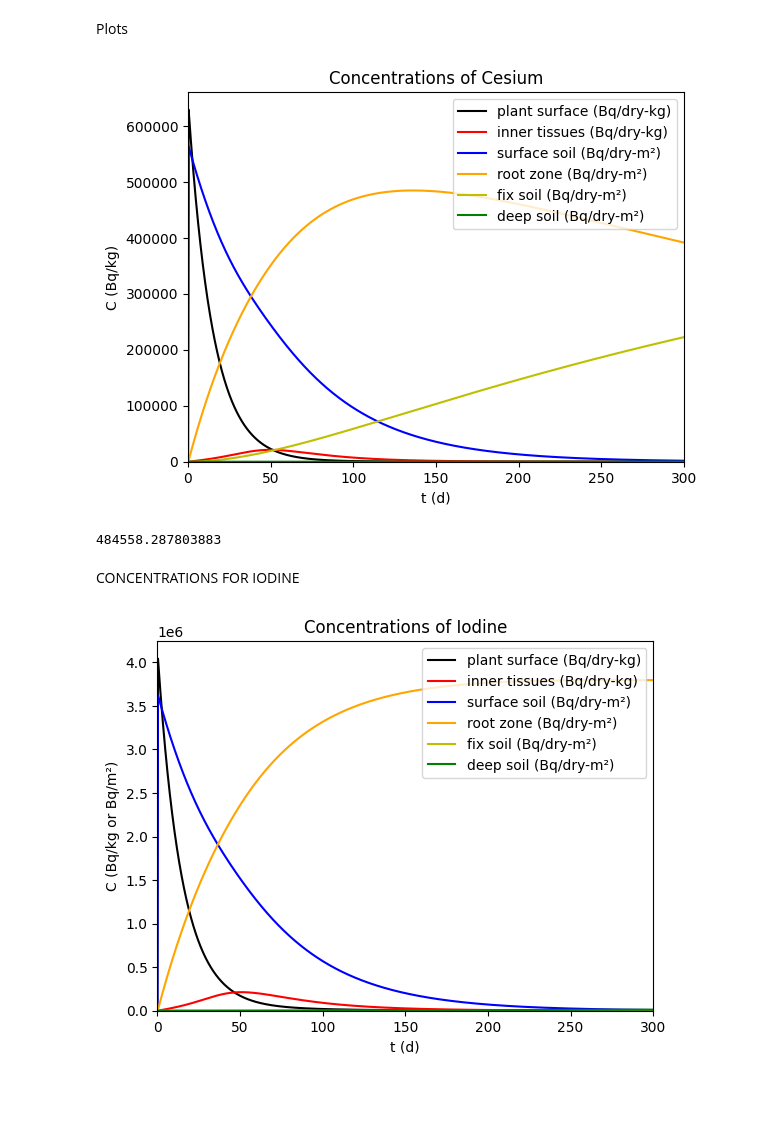
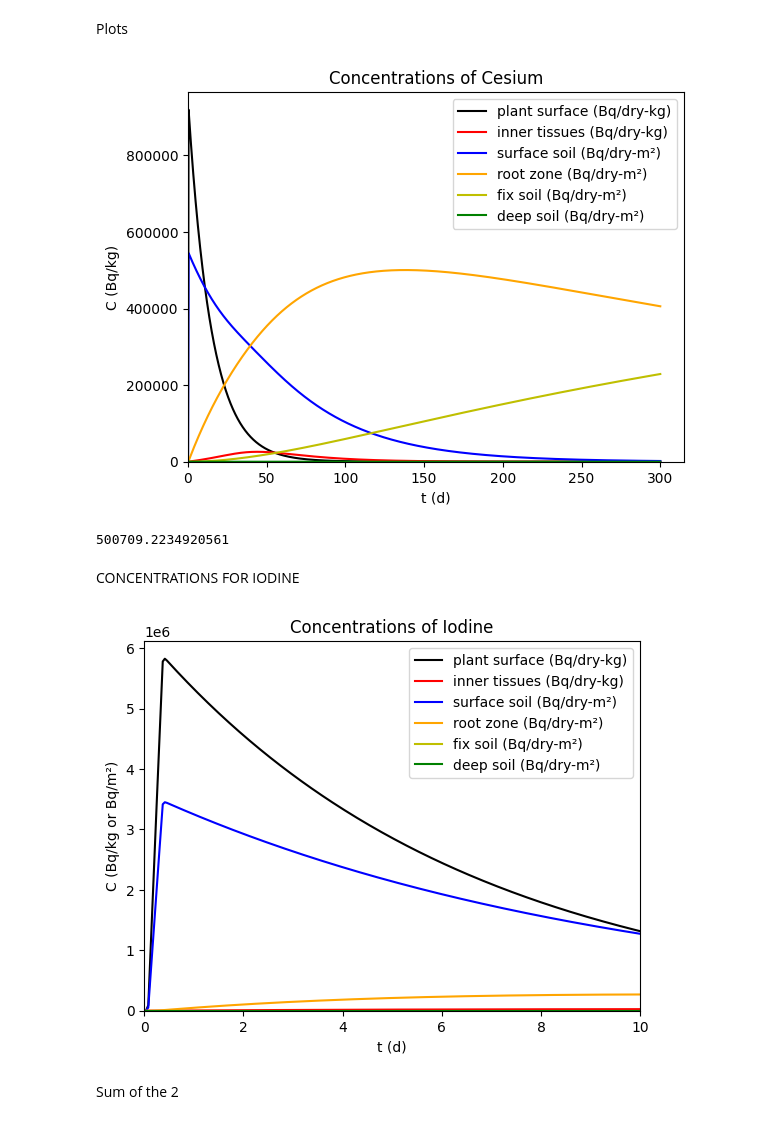
Before and after one commit to Raistlin11123/EI_Los_Angeles, a Jupyter notebook: main.ipynb, the cells around one changed output. Cells and saved outputs as stored; diff of their text form; code cells hidden in the pictures; blank space fills up the shorter version.

```diff
--- a/main.ipynb
+++ b/main.ipynb
@@ -28,9 +28,9 @@ Parameters
 # %%
 #---------------- Field type repartition ------------#
 
-a = 0.70 #ordinary field
+a = 0.50 #ordinary field
 b = 0.10 #rice
-c = 0.20 #pasture
+c = 0.40 #pasture
 
 #------------------- TO COMPUTE kre------------------#
 
@@ -76,7 +76,8 @@ ktr_i = 8.5E-03 #FOR IODINE
 kad = 1.9E-03 # For Cs but no value for I
 kds = 2.1E-04 # For Cs but no value for I
 lambda_g = 3.47E-02
-lambda_d = np.log(2)/(30.1*365) #Cs
+lambda_d = np.log(2)/(30.1*365) #FOR CESIUEM
+lambda_d_i = np.log(2)/(8.02)
 alpha= a*0.3 + (b+c)*3
 Be = a*0.2 + b*0.44 + c*0.49
 f=np.zeros(n+1)
@@ -129,7 +130,7 @@ plt.plot(t, X5_cs, color='y', label = 'fix soil (Bq/dry-m²)')
 plt.plot(t, X6_cs, color='g', label = 'deep soil (Bq/dry-m²)')
 plt.title('Concentrations of Cesium')
 plt.xlabel('t (d)')
-plt.xlim(left=0, right=300)
+plt.xlim(left=0)
 plt.ylim(bottom = 0)
 plt.ylabel('C (Bq/kg)')
 plt.legend(loc = 'upper right')
@@ -137,8 +138,8 @@ plt.show()
 
 print(max(X4_cs))
 # %% [output]
-[figure, old version]
+[figure, new version]
-484558.287803883
+500709.2234920561
 # %% [markdown]
 CONCENTRATIONS FOR IODINE
 # %%
@@ -167,27 +168,29 @@ for i in range(n):
     kup[i]=derivative_Bf[i]*CR_i/(ro_r*L_r)
     f[i]=1-np.exp(-alpha*Bf[i])
 
-    X1_i[i+1] = (-(kw + lambda_g + ktr_i + lambda_d)*X1_i[i] + kre[i]*f[i]/Bf[i]*X3_i[i] + (vd_i*f[i]/Bf[i])*C_air_i[i])*dt + X1_i[i] #Plant surface compartment
-    X2_i[i+1] = (-(lambda_g + lambda_d)*X2_i[i] + kup[i]/Be*X4_i[i] + ktr_i*Bf[i]/Be*X1_i[i])*dt + X2_i[i] #Inner tissues
-    X3_i[i+1] = (-(kpc + kre[i]*f[i] + lambda_d)*X3_i[i] + kw*Bf[i]*X1_i[i]+ vd_i*(1-f[i])*C_air_i[i])*dt + X3_i[i] #Surface soil
-    X4_i[i+1] = (-(kl_i + kup[i] + lambda_d)*X4_i[i] + kpc*X3_i[i])*dt + X4_i[i] #Root zone
-    X5_i[i+1] = (-(lambda_d)*X5_i[i])*dt + X5_i[i] #Fix soil
-    X6_i[i+1] = (-(lambda_d)*X6_i[i] + kl_i*X4_i[i])*dt + X6_i[i] #Deep soil
+    X1_i[i+1] = (-(kw + lambda_g + ktr_i + lambda_d_i)*X1_i[i] + kre[i]*f[i]/Bf[i]*X3_i[i] + (vd_i*f[i]/Bf[i])*C_air_i[i])*dt + X1_i[i] #Plant surface compartment
+    X2_i[i+1] = (-(lambda_g + lambda_d_i)*X2_i[i] + kup[i]/Be*X4_i[i] + ktr_i*Bf[i]/Be*X1_i[i])*dt + X2_i[i] #Inner tissues
+    X3_i[i+1] = (-(kpc + kre[i]*f[i] + lambda_d_i)*X3_i[i] + kw*Bf[i]*X1_i[i]+ vd_i*(1-f[i])*C_air_i[i])*dt + X3_i[i] #Surface soil
+    X4_i[i+1] = (-(kl_i + kup[i] + lambda_d_i)*X4_i[i] + kpc*X3_i[i])*dt + X4_i[i] #Root zone
+    X5_i[i+1] = (-(lambda_d_i)*X5_i[i])*dt + X5_i[i] #Fix soil
+    X6_i[i+1] = (-(lambda_d_i)*X6_i[i] + kl_i*X4_i[i])*dt + X6_i[i] #Deep soil
     t[i+1] = t[i] + dt #Time
 # %%
 #Plot
 plt.plot(t, X1_i, color='black', label = 'plant surface (Bq/dry-kg)')
 plt.plot(t, X2_i, color='r', label = 'inner tissues (Bq/dry-kg)')
 plt.plot(t, X3_i, color='blue', label = 'surface soil (Bq/dry-m²)')
 plt.plot(t, X4_i, color='orange', label = 'root zone (Bq/dry-m²)')
 plt.plot(t, X5_i, color='y', label = 'fix soil (Bq/dry-m²)')
 plt.plot(t, X6_i, color='g', label = 'deep soil (Bq/dry-m²)')
 plt.title('Concentrations of Iodine')
 plt.xlabel('t (d)')
-plt.xlim(left=0, right=300)
+plt.xlim(left=0, right=10)
 plt.ylim(bottom = 0)
 plt.ylabel('C (Bq/kg or Bq/m²)')
 plt.legend(loc = 'upper right')
 plt.show()
 # %% [output]
-[figure, old version]
+[figure, new version]
+# %% [markdown]
+Sum of the 2
```
Also changed, not shown: parts of 5 cells of this notebook.
